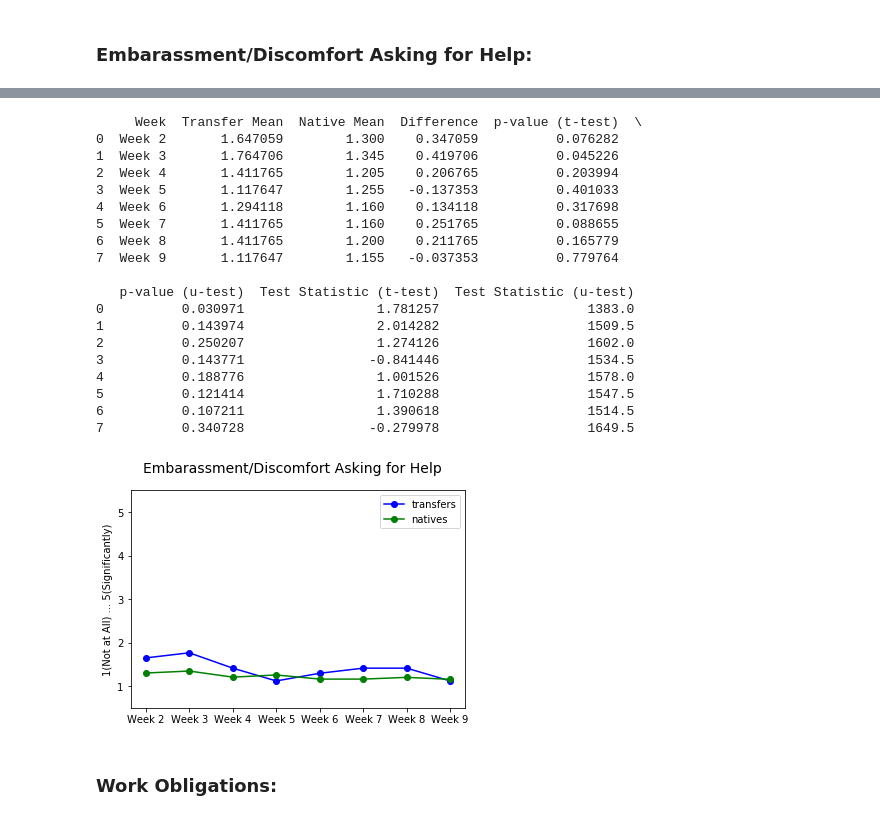
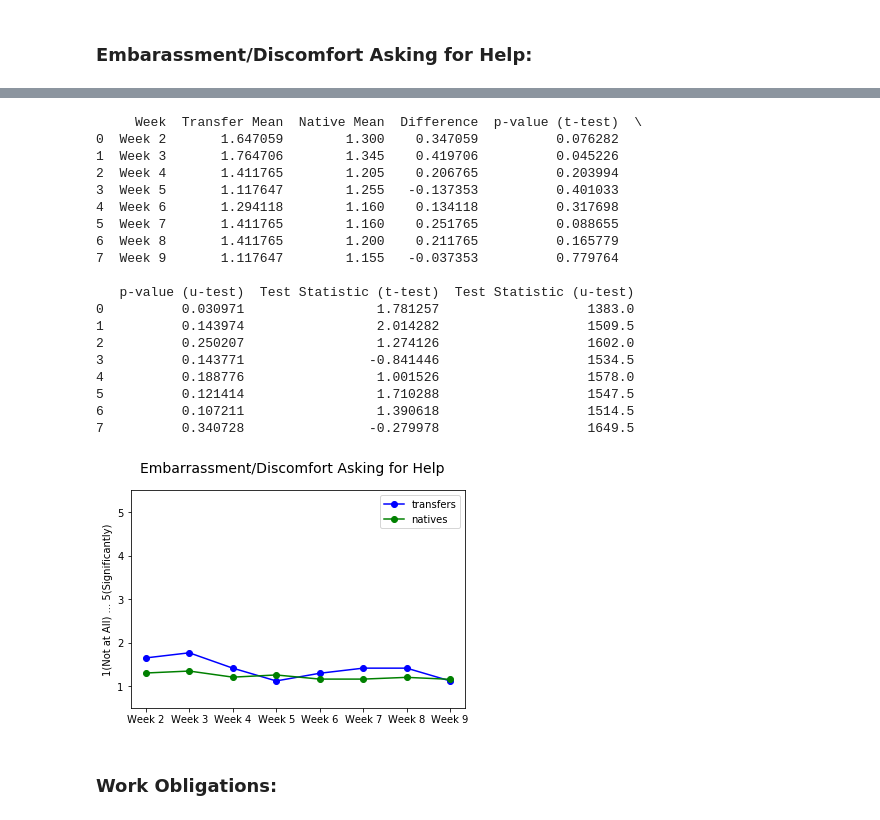
Before and after one commit to navinamahesh/Python-research-prep, a Jupyter notebook: RQs/RQ2.ipynb, the cells around one changed output, grey strips where cells are left out. Saved outputs shown, nothing was run; the diff lists cells and outputs as text; code cells hidden in the pictures.

```diff
--- a/RQs/RQ2.ipynb
+++ b/RQs/RQ2.ipynb
@@ -335,7 +335,7 @@ print(df)
 # %%
 category = "In.the.past.week..on.a.scale.of.1.to.5..to.what.degree.did.each.of.the.following.interfere.with.your.ability.to.learn.and.complete.the.work.for.this.course..Embarrassment.discomfort.asking.others.for.help."
 label = "Embarassment/Discomfort"
-graphTitle = "Embarassment/Discomfort Asking for Help"
+graphTitle = "Embarrassment/Discomfort Asking for Help"
 X_title = "Percentage"
 Y_title = "Student Type"
 x = 8
@@ -347,35 +347,35 @@ native = data['native']
 # %%
 fig = DivergingGraphPlot(transfer, native, label, graphTitle, X_title, Y_title)
 fig.show()
 
 X_label = ""
 Y_label = "1(Not at All) ... 5(Significantly)"
 x_label = ["Week 2", "Week 3", "Week 4", "Week 5", "Week 6", "Week 7", "Week 8", "Week 9"]
-graphLabel = "Embarassment/Discomfort Asking for Help"
+graphLabel = "Embarrassment/Discomfort Asking for Help"
 df = plotLineGraph(transfer, native, label, graphLabel, X_label, Y_label, x_label, x)
 print(df)
 # %% [output]
 [interactive output not drawn]
      Week  Transfer Mean  Native Mean  Difference  p-value (t-test)  \
 0  Week 2       1.647059        1.300    0.347059          0.076282
 1  Week 3       1.764706        1.345    0.419706          0.045226
 2  Week 4       1.411765        1.205    0.206765          0.203994
 3  Week 5       1.117647        1.255   -0.137353          0.401033
 4  Week 6       1.294118        1.160    0.134118          0.317698
 5  Week 7       1.411765        1.160    0.251765          0.088655
 6  Week 8       1.411765        1.200    0.211765          0.165779
 7  Week 9       1.117647        1.155   -0.037353          0.779764
 
    p-value (u-test)  Test Statistic (t-test)  Test Statistic (u-test)
 0          0.030971                 1.781257                   1383.0
 1          0.143974                 2.014282                   1509.5
 2          0.250207                 1.274126                   1602.0
 3          0.143771                -0.841446                   1534.5
 4          0.188776                 1.001526                   1578.0
 5          0.121414                 1.710288                   1547.5
 6          0.107211                 1.390618                   1514.5
 7          0.340728                -0.279978                   1649.5
-[figure, old version]
+[figure, new version]
 # %% [markdown]
 <h3>Work Obligations:</h3>
 # %%
```
